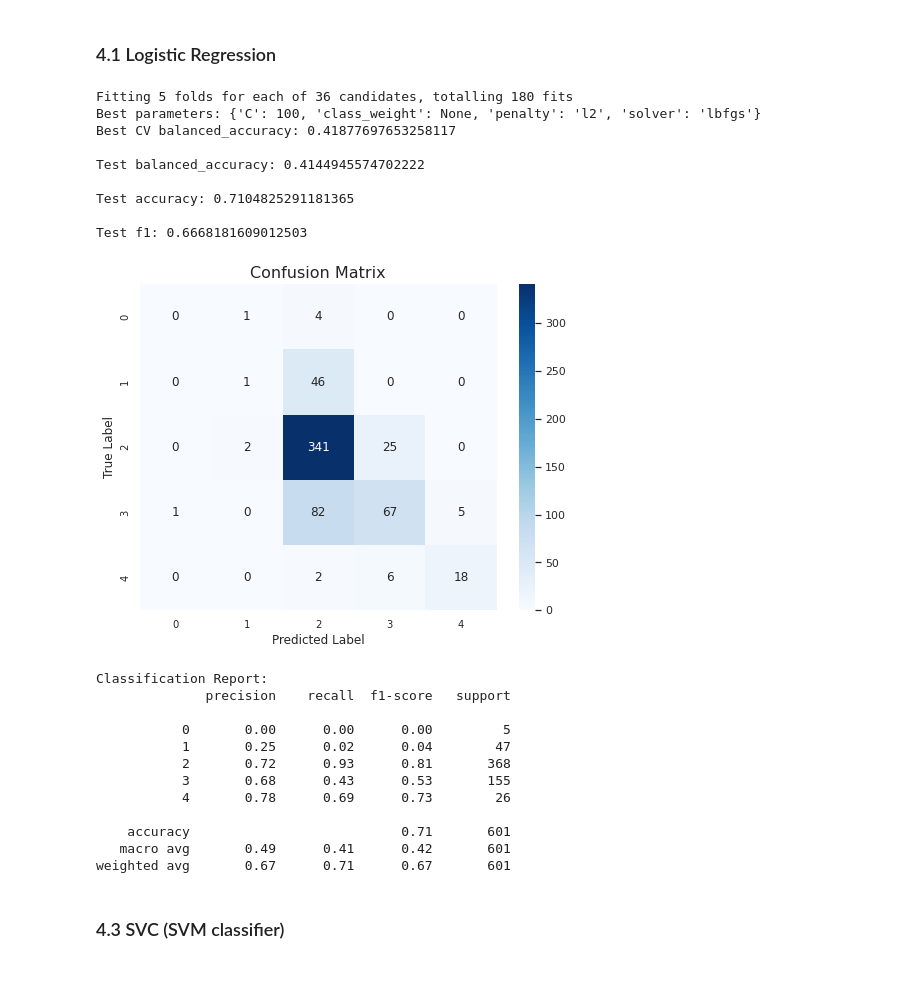
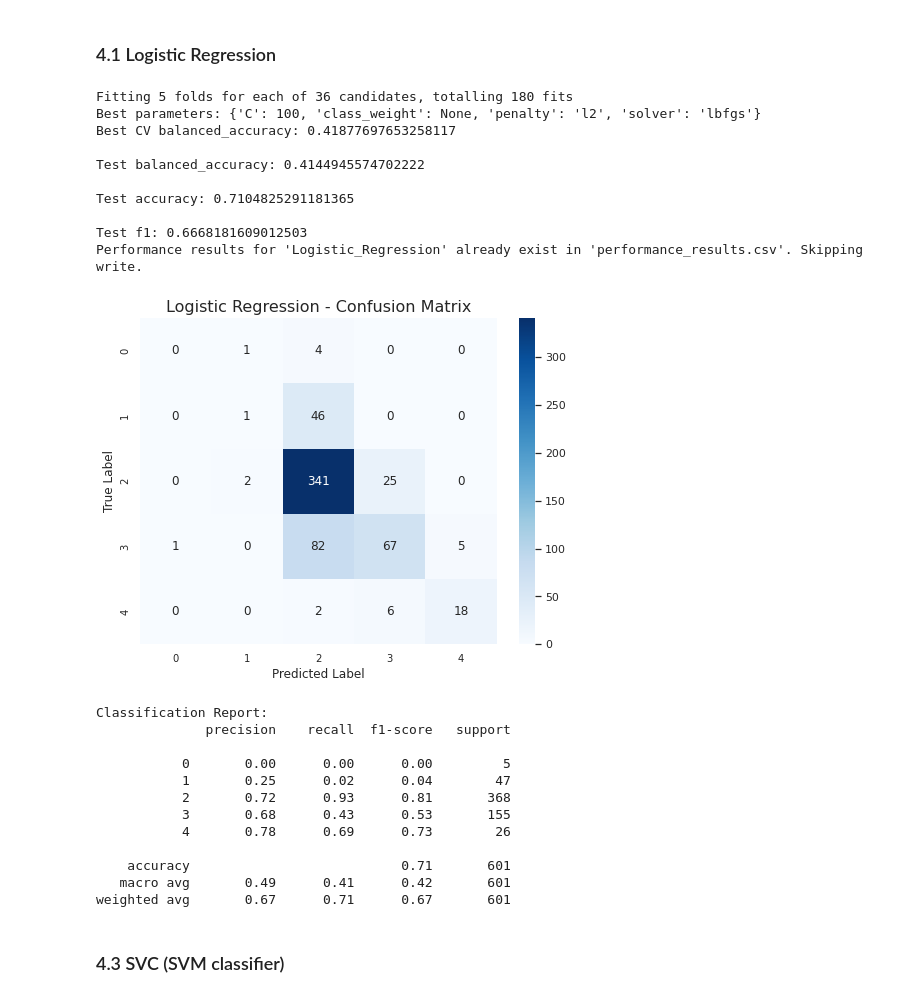
Before and after one commit to HammaTime123/Investigation-into-Developing-a-Classifier-for-Movie-Rating-for-IMDB-Data-Se, a Jupyter notebook: proj2.ipynb, the cells around one changed output. Drawn from its saved outputs; the diff is of its cells as text; code cells hidden in the pictures.

Commit message:
redesign performance retention system

```diff
--- a/proj2.ipynb
+++ b/proj2.ipynb
@@ -1207,15 +1230,31 @@ JSON file 'AverageModelData.json' initialized in the current directory.
+# %%
+# Function to check if the model already exists in the CSV
+def model_exists(file_path, model_name):
+    if not os.path.exists(file_path):
+        return False  # File doesn't exist, so model can't exist
+    with open(file_path, mode='r', newline='') as file:
+        reader = csv.reader(file)
+        headers = next(reader, None)  # Skip header if present
+        for row in reader:
+            if row and row[0].strip().lower() == model_name.strip().lower():
+                return True
+    return False
 # %% [markdown]
 ### 4.1 Logistic Regression
 # %%
-model = "Logistic_Regression"
+modelName = "Logistic_Regression"
 
+# Prepare training and testing data
 X_train = X_train_S_TotalDataPlusGenreEncoding[final_features]
 y_train = y_train_S_TotalDataPlusGenreEncoding
 
 X_test = X_test_S_TotalDataPlusGenreEncoding[final_features]
 y_test = y_test_S_TotalDataPlusGenreEncoding
 
-# parameter grid
+# Define the performance file path
+performance_file = "performance_results.csv"
+
+# Define the parameter grid
 param_grid = [
     {
         'penalty': ['l1'],
@@ -1231,9 +1270,10 @@ param_grid = [
     }
 ]
 
-
+# Initialize the Logistic Regression model
 log_reg = LogisticRegression(random_state=1273213, max_iter=100000)
 
+# Set up GridSearchCV
 grid_search = GridSearchCV(
     estimator=log_reg,
     param_grid=param_grid,
@@ -1250,52 +1290,65 @@ grid_search.fit(X_train, y_train)
 print("Best parameters:", grid_search.best_params_)
 print("Best CV balanced_accuracy:", grid_search.best_score_)
 
+# Get the best model from the grid search
+best_model = grid_search.best_estimator_
 
-best_model = grid_search.best_estimator_  # best estimator from grid search
-
+# Predict on the test set
 y_pred = best_model.predict(X_test)
 
-# Calculate test accuracy
+# Calculate performance metrics
 test_balanced_acc = balanced_accuracy_score(y_test, y_pred)
+test_acc = accuracy_score(y_test, y_pred)
+test_f1 = f1_score(y_test, y_pred, average='weighted')
+
+# Print metrics
 print("\nTest balanced_accuracy:", test_balanced_acc)
-
-# Calculate test accuracy
-test_acc = accuracy_score(y_test, y_pred)
 print("\nTest accuracy:", test_acc)
-
-# Calculate test accuracy
-test_f1 = f1_score(y_test, y_pred, average='weighted')
 print("\nTest f1:", test_f1)
 
-# Generate the confusion matrix
+# Append the performance results to the CSV file only if the model doesn't already exist
+if not model_exists(performance_file, modelName):
+    file_exists = os.path.isfile(performance_file)
+    with open(performance_file, mode="a", newline="") as file:
+        writer = csv.writer(file)
+        # Write header if the file is new
+        if not file_exists or os.path.getsize(performance_file) == 0:
+            writer.writerow(['Model', 'Balanced Accuracy', 'Accuracy', 'F1 Score'])
+        writer.writerow([modelName, test_balanced_acc, test_acc, test_f1])
+    print(f"Performance results for '{modelName}' saved to '{performance_file}'.")
+else:
+    print(f"Performance results for '{modelName}' already exist in '{performance_file}'. Skipping write.")
+
+# Plot confusion matrix
 cm = confusion_matrix(y_test, y_pred)
 
 plt.figure(figsize=(8, 6))  # set figure size
 sns.heatmap(cm, annot=True, fmt='d', cmap='Blues')
-plt.title("Confusion Matrix", fontsize=16)
+plt.title("Logistic Regression - Confusion Matrix", fontsize=16)
 plt.ylabel("True Label", fontsize=12)
 plt.xlabel("Predicted Label", fontsize=12)
 
 # Adjust tick label size (optional)
 plt.xticks(fontsize=10)
 plt.yticks(fontsize=10)
 
 plt.show()
 
 # Classification Report
 print("\nClassification Report:")
 print(classification_report(y_test, y_pred))
 # %% [output]
 Fitting 5 folds for each of 36 candidates, totalling 180 fits
 Best parameters: {'C': 100, 'class_weight': None, 'penalty': 'l2', 'solver': 'lbfgs'}
 Best CV balanced_accuracy: 0.41877697653258117
 
 Test balanced_accuracy: 0.4144945574702222
 
 Test accuracy: 0.7104825291181365
 
 Test f1: 0.6668181609012503
+Performance results for 'Logistic_Regression' already exist in 'performance_results.csv'. Skipping write.
-[figure, old version]
+[figure, new version]
 Classification Report:
               precision    recall  f1-score   support
 
```
Also changed, not shown: parts of 14 cells of this notebook, 7 other files.
